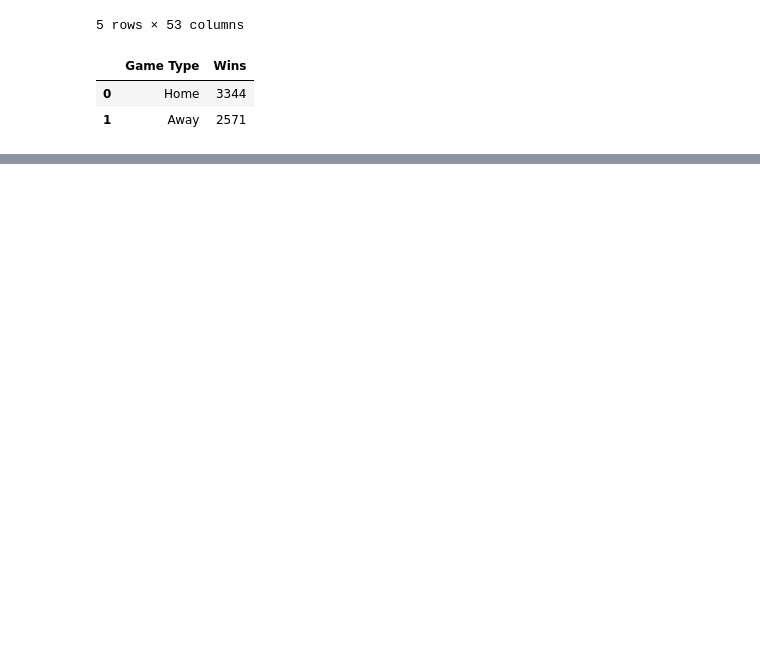
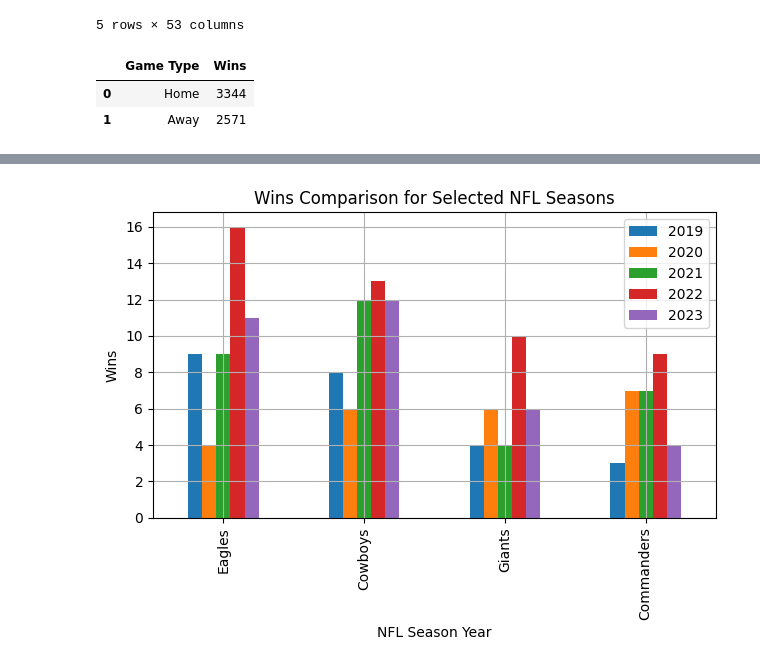
Before and after one commit to Dference/ML-Project, a Jupyter notebook: Football_project.ipynb, the cells around one changed output, grey strips where cells are left out. Cells and saved outputs as stored; diff of their text form; code cells hidden in the pictures; blank space fills up the shorter version.

```diff
--- a/Football_project.ipynb
+++ b/Football_project.ipynb
@@ -270,0 +369,83 @@ print(chiefs_results_df)
+# %%
+# Function to convert "MM:SS" possession time to total minutes
+def convert_possession_to_minutes(possession_str):
+    minutes, seconds = map(int, possession_str.split(':'))
+    total_minutes = minutes + seconds / 60
+    return total_minutes
+
+# Convert possession time to numeric (using the custom function)
+game_stats_df['possession_home'] = game_stats_df['possession_home'].apply(convert_possession_to_minutes)
+game_stats_df['possession_away'] = game_stats_df['possession_away'].apply(convert_possession_to_minutes)
+# Create a target column for wins (1 if home team wins, 0 otherwise)
+game_stats_df['home_win'] = game_stats_df['score_home'] > game_stats_df['score_away']
+# %%
+# Convert date to datetime
+game_stats_df['date'] = pd.to_datetime(game_stats_df['date'])
+
+# Define a function to assign NFL season year
+def get_nfl_season_year(date):
+    if date.month >= 9:  # September or later
+        return date.year
+    else:  # Before September
+        return date.year - 1
+
+# Apply the function to create a new 'nfl_season_year' column
+game_stats_df['nfl_season_year'] = game_stats_df['date'].apply(get_nfl_season_year)
+
+# Define the NFL seasons to analyze
+selected_seasons = [2019, 2020, 2021, 2022, 2023]  # Change this to the NFL season(s) you want to analyze
+
+# Filter the data for the selected NFL seasons
+filtered_data = game_stats_df[game_stats_df['nfl_season_year'].isin(selected_seasons)]
+
+# List of teams to compare
+teams = ['Eagles', 'Cowboys', 'Giants', 'Commanders']
+
+# Initialize an empty dictionary to store aggregated data
+performance_data = {team: {'wins': {}} for team in teams}
+
+# Loop through each team and aggregate data for the selected seasons
+for team in teams:
+    for season in selected_seasons:
+        yearly_data = filtered_data[filtered_data['nfl_season_year'] == season]
+        # Filter data for home games
+        home_games = yearly_data[yearly_data['home'] == team]
+        # Filter data for away games
+        away_games = yearly_data[yearly_data['away'] == team]
+
+        # Calculate total wins
+        home_wins = home_games['home_win'].sum()
+        away_wins = (~away_games['home_win']).sum()
+        total_wins = home_wins + away_wins
+
+        if season not in performance_data[team]['wins']:
+            performance_data[team]['wins'][season] = 0
+
+        performance_data[team]['wins'][season] += total_wins
+
+# Convert the performance data into a DataFrame for plotting
+def create_performance_df(data, metric):
+    df = pd.DataFrame.from_dict({team: data[team][metric] for team in teams}, orient='index')
+    df.index.name = 'NFL Season Year'
+    return df
+
+# Create DataFrames for wins
+wins_df = create_performance_df(performance_data, 'wins')
+
+# Print DataFrames for debugging
+print("Wins DataFrame:")
+print(wins_df)
+
+# Plot the performance comparison
+plt.figure(figsize=(12, 6))
+
+# Plot Wins
+wins_df.plot(kind='bar', legend=True)
+plt.xlabel('NFL Season Year')
+plt.ylabel('Wins')
+plt.title('Wins Comparison for Selected NFL Seasons')
+plt.grid(True)
+
+plt.tight_layout()
+plt.show()
+# %% [output]
@@ -270,0 +460 @@ print(chiefs_results_df)
+[figure, added]
```
Also changed, not shown: parts of 4 cells of this notebook.
